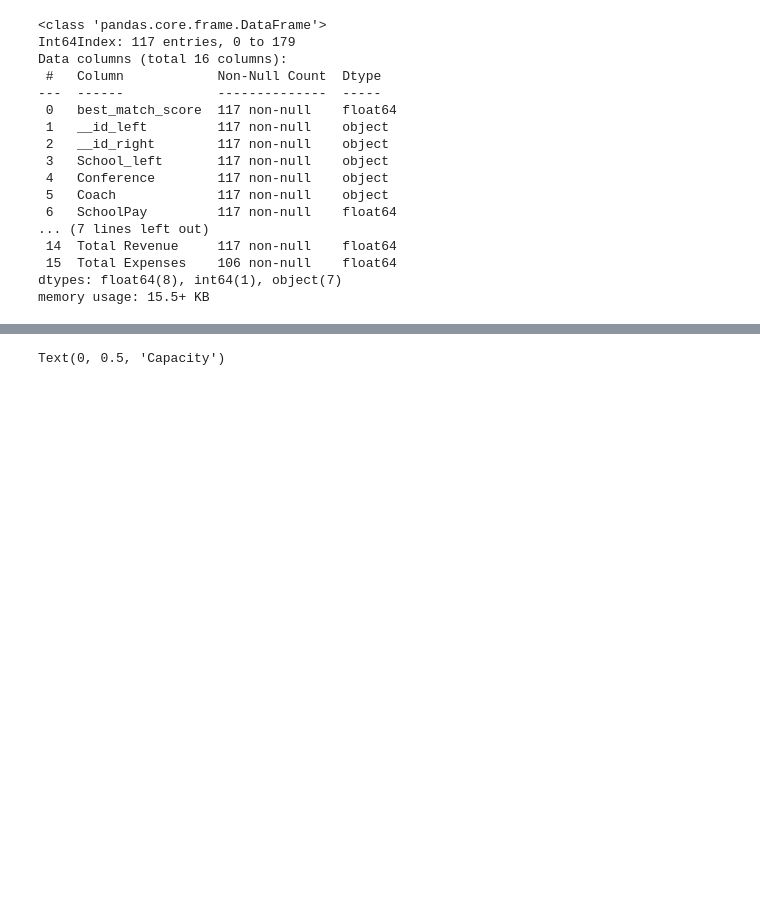
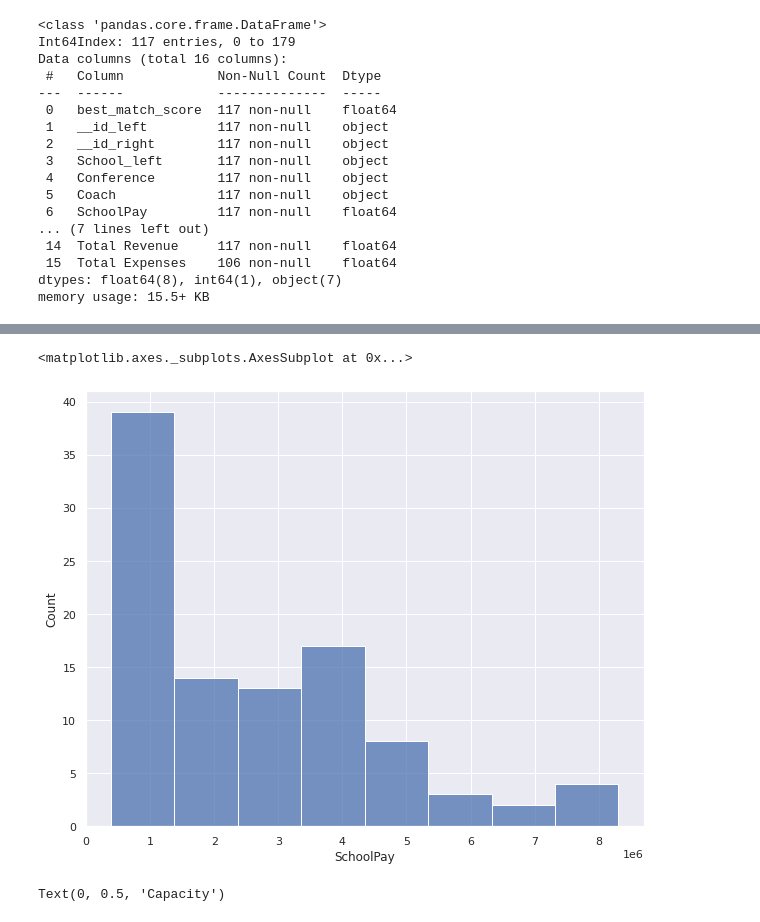
Before and after one commit to msartalis/IST-718-Labs, a Jupyter notebook: Lab_Exercise_1_Matt_Sartalis.ipynb, the cells around one changed output, grey strips where cells are left out. Drawn from its saved outputs; the diff is of its cells as text; code cells hidden in the pictures; blank space fills up the shorter version.

```diff
--- a/Lab_Exercise_1_Matt_Sartalis.ipynb
+++ b/Lab_Exercise_1_Matt_Sartalis.ipynb
@@ -414,3 +396,8 @@ memory usage: 22.7+ KB
+# %%
+sns.histplot(data=CoachData, x="SchoolPay")
+# %% [output]
+<matplotlib.axes._subplots.AxesSubplot at 0x...>
+[figure, added]
 # %%
 #Visualizations
 
```
Also changed, not shown: parts of 17 cells of this notebook.
